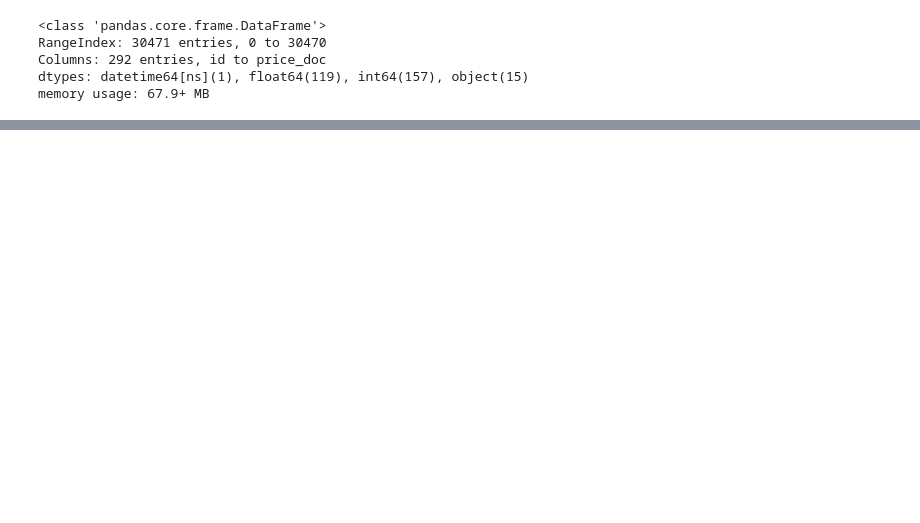
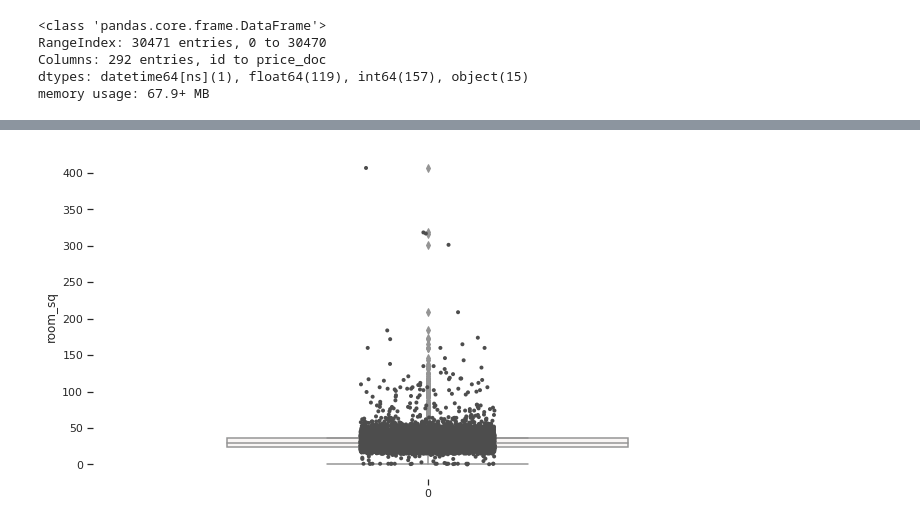
Before and after one commit to 5p1r1t/DSProject, a Jupyter notebook: Project_draft.ipynb, the cells around one changed output, grey strips where cells are left out. Cells and saved outputs as stored; diff of their text form; code cells hidden in the pictures; blank space fills up the shorter version.

```diff
--- a/Project_draft.ipynb
+++ b/Project_draft.ipynb
@@ -47,0 +122,13 @@ memory usage: 67.9+ MB
+# %%
+# Площадь комнаты
+sns.set_theme(style="ticks")
+f, ax = plt.subplots(figsize=(12, 6))
+sns.boxplot(
+            data=train['full_sq']/train['num_room'],
+            whis=[0, 100], width=.6, palette="vlag").set_ylabel('room_sq')
+sns.stripplot(
+              data=train['full_sq']/train['num_room'],
+              size=4, color=".3", linewidth=0)
+sns.despine(trim=True, left=True)
+# %% [output]
+[figure, added]
```
Also changed, not shown: parts of 174 cells of this notebook.
